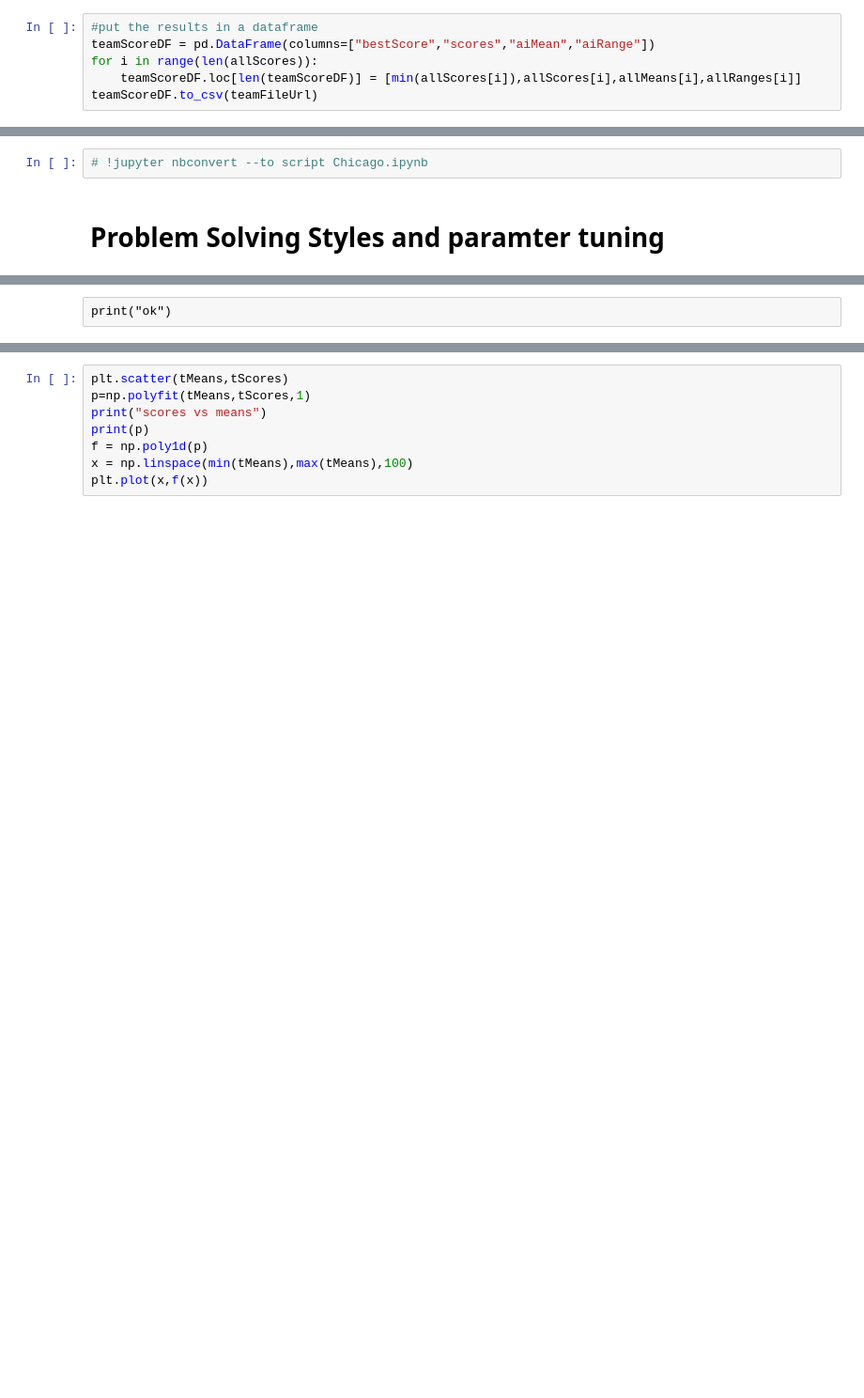
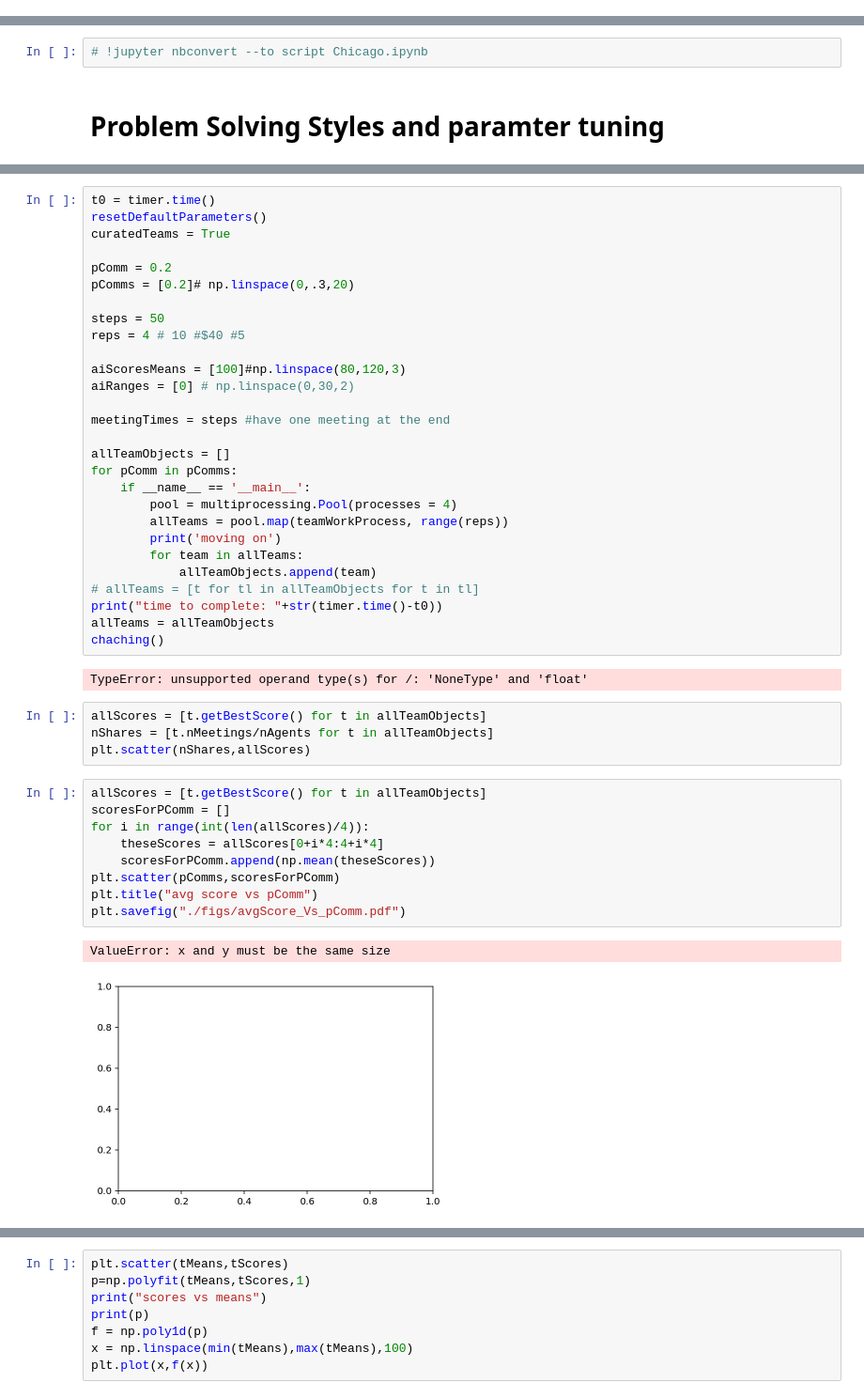
Before and after one commit to sammlapp/SAE_ABM, a Jupyter notebook: Chicago.ipynb, the cells around one changed output, grey strips where cells are left out. Shown at 94% size. Cells and saved outputs as stored; diff of their text form; blank space fills up the shorter version.

Commit message:
teams and teams of teams on contextualized model

```diff
--- a/Chicago.ipynb
+++ b/Chicago.ipynb
@@ -1745,6 +1635,0 @@ Traceback (most recent call last):
-# %%
-#put the results in a dataframe
-teamScoreDF = pd.DataFrame(columns=["bestScore","scores","aiMean","aiRange"])
-for i in range(len(allScores)):
-    teamScoreDF.loc[len(teamScoreDF)] = [min(allScores[i]),allScores[i],allMeans[i],allRanges[i]]
-teamScoreDF.to_csv(teamFileUrl)
@@ -1950,2 +1714,46 @@ print("time to complete: "+str(timer.time()-t0))
-# %% [raw]
-print("ok")
+# %%
+t0 = timer.time()
+resetDefaultParameters()
+curatedTeams = True
+
+pComm = 0.2
+pComms = [0.2]# np.linspace(0,.3,20)
+
+steps = 50
+reps = 4 # 10 #$40 #5
+
+aiScoresMeans = [100]#np.linspace(80,120,3)
+aiRanges = [0] # np.linspace(0,30,2)
+
+meetingTimes = steps #have one meeting at the end
+
+allTeamObjects = []
+for pComm in pComms:
+    if __name__ == '__main__':
+        pool = multiprocessing.Pool(processes = 4)
+        allTeams = pool.map(teamWorkProcess, range(reps))
+        print('moving on')
+        for team in allTeams:
+            allTeamObjects.append(team)
+# allTeams = [t for tl in allTeamObjects for t in tl]
+print("time to complete: "+str(timer.time()-t0))
+allTeams = allTeamObjects
+chaching()
+# %% [output]
+TypeError: unsupported operand type(s) for /: 'NoneType' and 'float'
+# %%
+allScores = [t.getBestScore() for t in allTeamObjects]
+nShares = [t.nMeetings/nAgents for t in allTeamObjects]
+plt.scatter(nShares,allScores)
+# %%
+allScores = [t.getBestScore() for t in allTeamObjects]
+scoresForPComm = []
+for i in range(int(len(allScores)/4)):
+    theseScores = allScores[0+i*4:4+i*4]
+    scoresForPComm.append(np.mean(theseScores))
+plt.scatter(pComms,scoresForPComm)
+plt.title("avg score vs pComm")
+plt.savefig("./figs/avgScore_Vs_pComm.pdf")
+# %% [output]
+ValueError: x and y must be the same size
+[figure, added]
```
Also changed, not shown: parts of 87 cells of this notebook.
